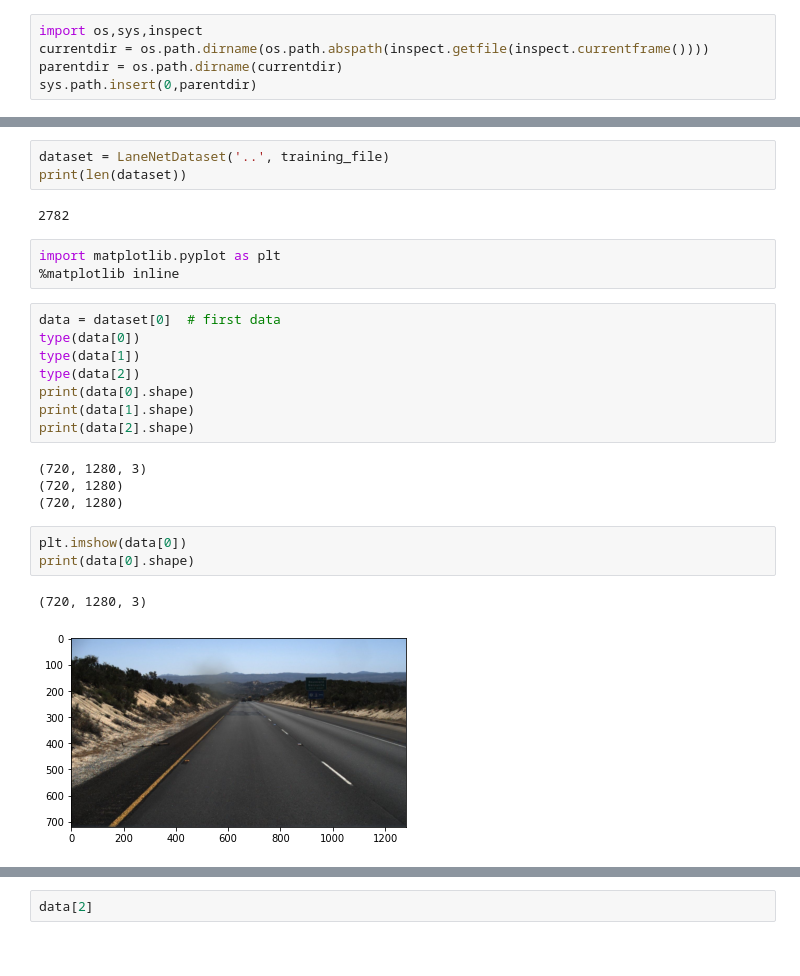
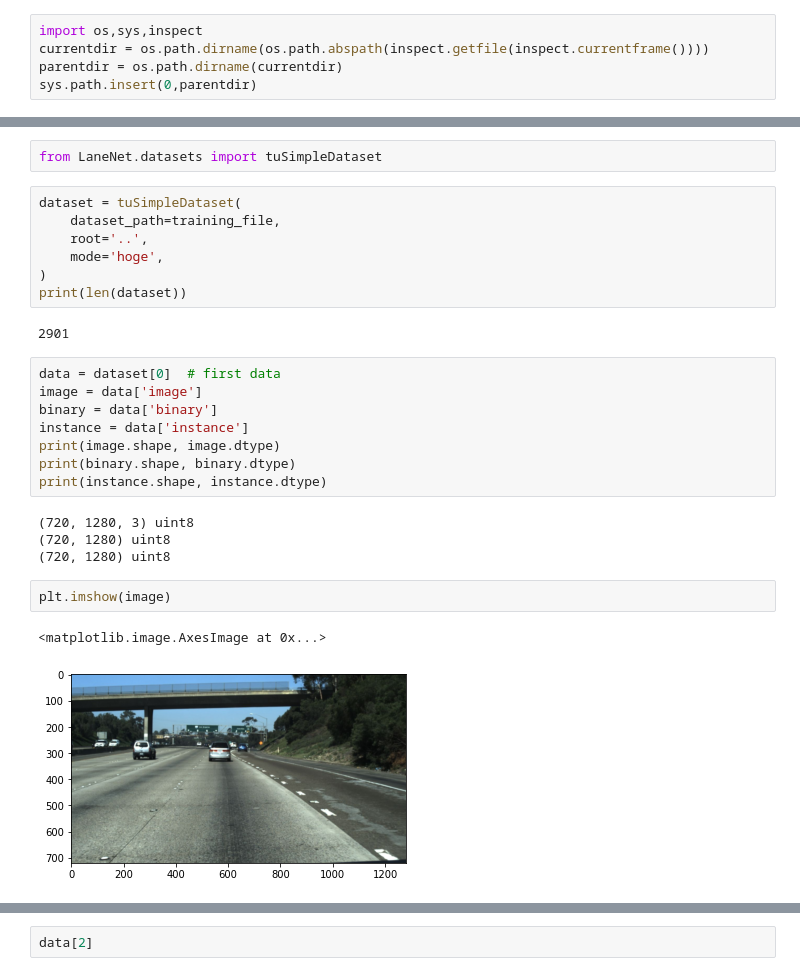
Before and after one commit to haruishi43/LaneNet-Pytorch, a Jupyter notebook: notebook/pytorch dataset.ipynb, the cells around one changed output, grey strips where cells are left out. Cells and saved outputs as stored; diff of their text form.

```diff
--- a/notebook/pytorch dataset.ipynb
+++ b/notebook/pytorch dataset.ipynb
@@ -62,28 +22,30 @@ class LaneNetDataset:
+# %%
+from LaneNet.datasets import tuSimpleDataset
 # %%
-dataset = LaneNetDataset('..', training_file)
+dataset = tuSimpleDataset(
+    dataset_path=training_file,
+    root='..',
+    mode='hoge',
+)
 print(len(dataset))
 # %% [output]
-2782
+2901
-# %%
-import matplotlib.pyplot as plt
-%matplotlib inline
 # %%
 data = dataset[0]  # first data
-type(data[0])
-type(data[1])
-type(data[2])
-print(data[0].shape)
-print(data[1].shape)
-print(data[2].shape)
+image = data['image']
+binary = data['binary']
+instance = data['instance']
+print(image.shape, image.dtype)
+print(binary.shape, binary.dtype)
+print(instance.shape, instance.dtype)
 # %% [output]
-(720, 1280, 3)
-(720, 1280)
-(720, 1280)
+(720, 1280, 3) uint8
+(720, 1280) uint8
+(720, 1280) uint8
-# %%
-plt.imshow(data[0])
-print(data[0].shape)
-# %% [output]
-(720, 1280, 3)
-[figure, removed]
+# %%
+plt.imshow(image)
+# %% [output]
+<matplotlib.image.AxesImage at 0x...>
+[figure, added]
 # %%
 # Binary segmentation
```
Also changed, not shown: parts of 10 cells of this notebook, 7 other files.
